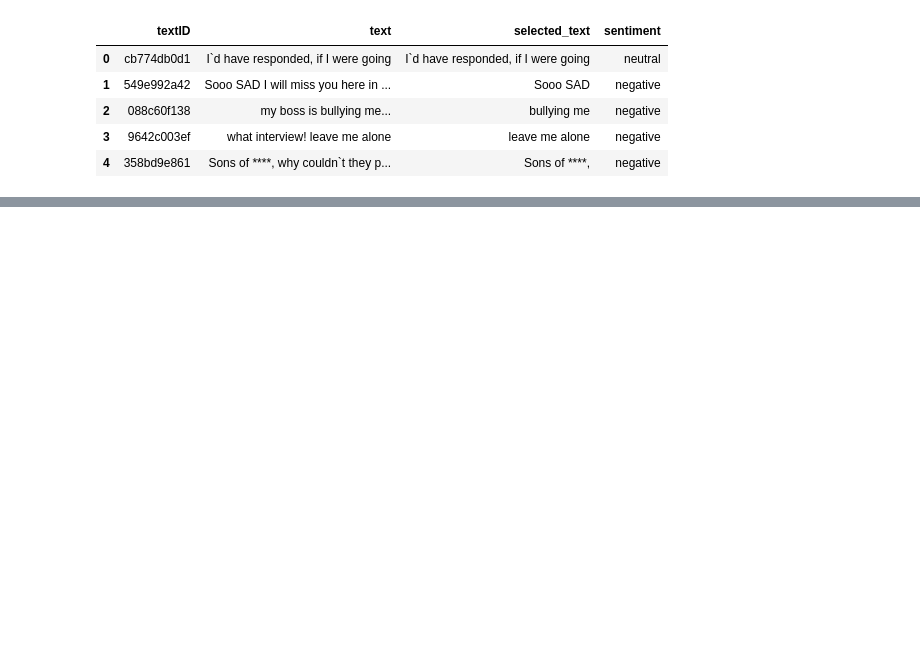
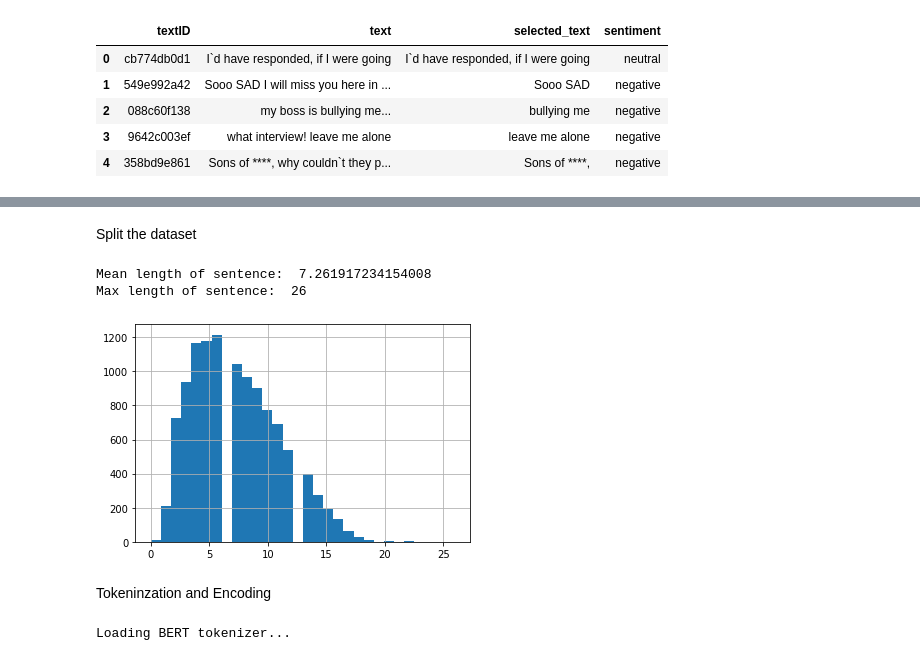
Before and after one commit to wahid028/Sentiment-Analysis, a Jupyter notebook: sentiment_analysis_using_BERT_model.ipynb, the cells around one changed output, grey strips where cells are left out. Cells and saved outputs as stored; diff of their text form; code cells hidden in the pictures; blank space fills up the shorter version.

```diff
--- a/sentiment_analysis_using_BERT_model.ipynb
+++ b/sentiment_analysis_using_BERT_model.ipynb
@@ -252,0 +138,2 @@ Flair accuracy score:  0.49370451237263463
+# %%
+df = df[['text','label']]
@@ -252,0 +283,4 @@ Flair accuracy score:  0.49370451237263463
+# %%
+#create new dataframe with text_col_clean and label
+df_new = df[['text_col_clean','label']]
+df_new.head()
@@ -252,0 +302,4 @@ Flair accuracy score:  0.49370451237263463
+# %%
+# convert data set into required data type
+df_new['text_col_clean'] = df_new['text_col_clean'].astype(str)
+df_new['label'] = df_new['label'].astype('int32')
@@ -252,0 +352,37 @@ Flair accuracy score:  0.49370451237263463
+# %% [markdown]
+Split the dataset
+# %%
+from sklearn.model_selection import train_test_split
+
+X = df_new['text_col_clean']
+y = df_new['label']
+
+# split train dataset into train, validation and test sets
+train_text, temp_text, train_labels, temp_labels = train_test_split(X, y, random_state=2018, test_size=0.3, stratify=y)
+# split validation dataset into validation and test sets
+val_text, test_text, val_labels, test_labels = train_test_split(temp_text, temp_labels, random_state=2018, test_size=0.5, stratify=temp_labels)
+# %%
+# get length of all the messages in the train set
+seq_len = [len(i.split()) for i in train_text]
+
+pd.Series(seq_len).hist(bins = 30)
+print("Mean length of sentence: ",np.mean(seq_len))
+print("Max length of sentence: ",max (seq_len))
+# %% [output]
+Mean length of sentence:  7.261917234154008
+Max length of sentence:  26
+[figure, added]
+# %% [markdown]
+Tokeninzation and Encoding
+# %%
+#import tokenizer
+from transformers import BertTokenizer
+
+model_ckpt = "bert-base-uncased"
+num_sentiment_labels = 2 #need to modify based on our dataset (positive, negative, neutral)
+
+# Load the BERT tokenizer.
+print('Loading BERT tokenizer...')
+tokenizer = BertTokenizer.from_pretrained(model_ckpt, do_lower_case=True)
+# %% [output]
+Loading BERT tokenizer...
```
Also changed, not shown: parts of 78 cells of this notebook.
